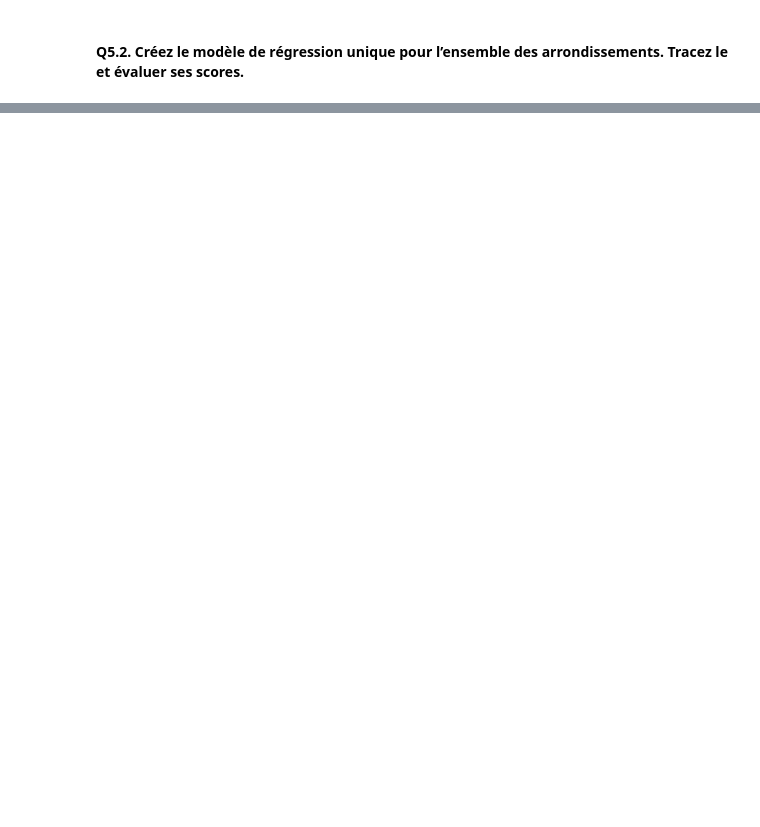
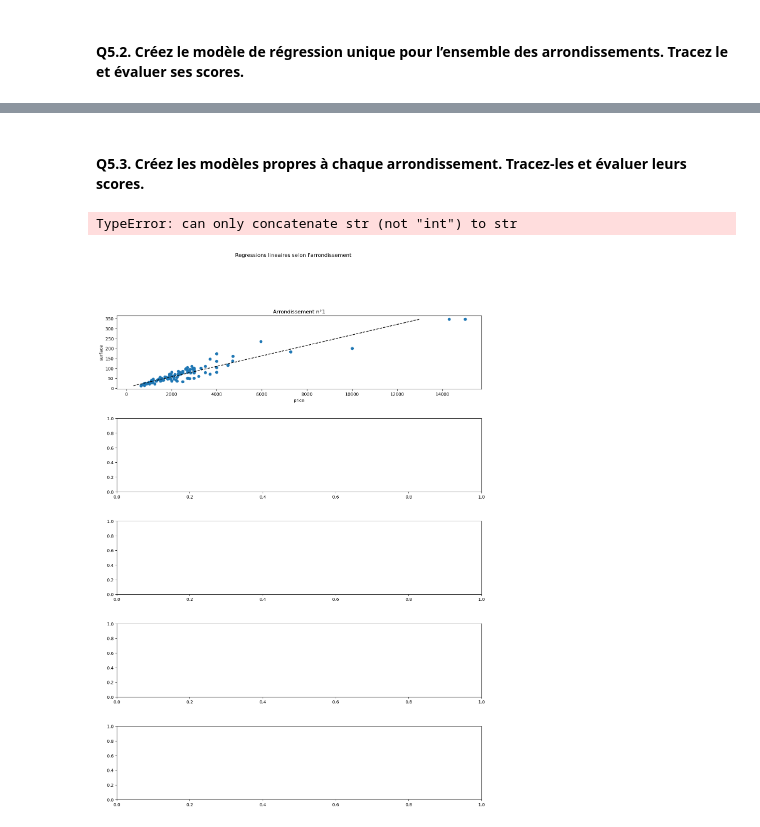
Before and after one commit to AntoineHazebrouck/modelisation-mathematique, a Jupyter notebook: tp5/tp5.ipynb, the cells around one changed output, grey strips where cells are left out. Drawn from its saved outputs; the diff is of its cells as text; code cells hidden in the pictures; blank space fills up the shorter version.

```diff
--- a/tp5/tp5.ipynb
+++ b/tp5/tp5.ipynb
@@ -326,0 +337,60 @@ Text(0.5, 0, 'surface')
+# %% [markdown]
+#### Q5.3. Créez les modèles propres à chaque arrondissement. Tracez-les et évaluer leurs scores.
+# %%
+def linear_plot_for(some_houses, arrondissement, plot_index, axes):
+
+	xtrain, xtest, ytrain, ytest = train_test_split(some_houses[['arrondissement', 'surface']], some_houses['price'], train_size=0.7)
+
+	linear = LinearRegression()
+	linear.fit(xtrain, ytrain)
+
+	xRegression = np.linspace(xtrain.min(), xtrain.max(), 3)
+	yRegression = linear.predict(xRegression)
+
+	linePredSurface = xRegression[:,1]
+
+	# scatter display
+	axes[plot_index].scatter(ytrain, xtrain['surface'])
+	axes[plot_index].plot(yRegression, linePredSurface, 'black', linestyle='--')
+	axes[plot_index].set_title('Arrondissement n°' + str(arrondissement))
+
+	plt.setp(axes[plot_index], xlabel='price')
+	plt.setp(axes[plot_index], ylabel='surface')
+
+def linear_precision_for(some_houses):
+
+	xtrain, xtest, ytrain, ytest = train_test_split(some_houses[['arrondissement', 'surface']], some_houses['price'], train_size=0.7)
+
+	linear = LinearRegression()
+	linear.fit(xtrain, ytrain)
+
+	# error margin display
+	r2 = linear.score(xtest, ytest)
+	mse = mean_squared_error(ytest, linear.predict(xtest), squared=True)
+	rmse = mean_squared_error(ytest, linear.predict(xtest), squared=False)
+	mae = mean_absolute_error(ytest, linear.predict(xtest))
+
+	print("r2", str(r2))
+	print("mse", str(mse))
+	print("rmse", str(rmse))
+	print("mae", str(mae))
+
+arrondissements = houses['arrondissement'].drop_duplicates()
+
+fig, axes = plt.subplots(len(arrondissements), figsize=(15, 4 * len(arrondissements)))
+fig.suptitle("Regressions lineaires selon l'arrondissement")
+plt.subplots_adjust(hspace=0.4)
+
+for index, arrondissement in enumerate(arrondissements):
+	linear_plot_for(houses.groupby('arrondissement').get_group(arrondissement), arrondissement, index, axes)
+
+	print("===> arrondissement n°", arrondissement)
+	linear_precision_for(houses.groupby('arrondissement').get_group(arrondissement))
+
+# print(arrondissements)
+
+
+# some_houses.groupby('arrondissement').get_group(1)
+# %% [output]
+TypeError: can only concatenate str (not "int") to str
+[figure, added]
```
Also changed, not shown: parts of 6 cells of this notebook.
